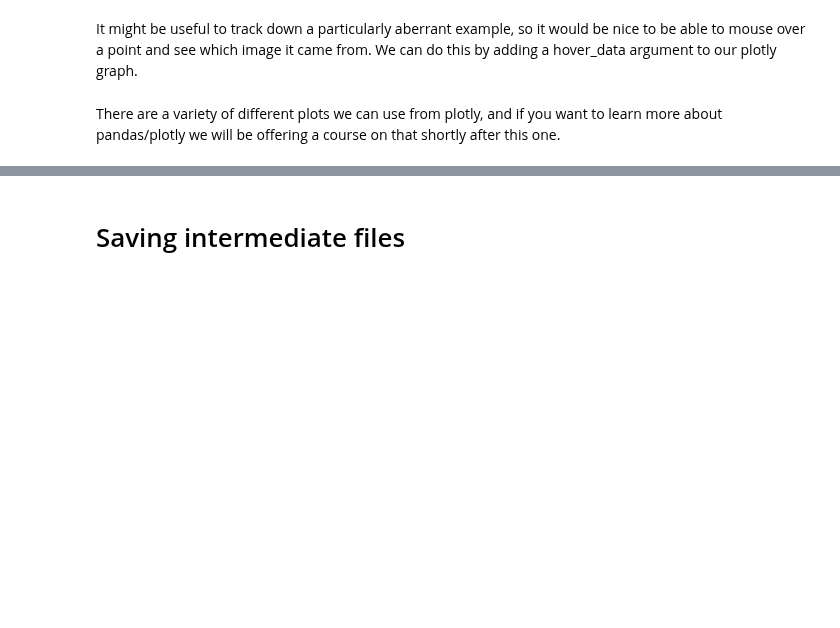
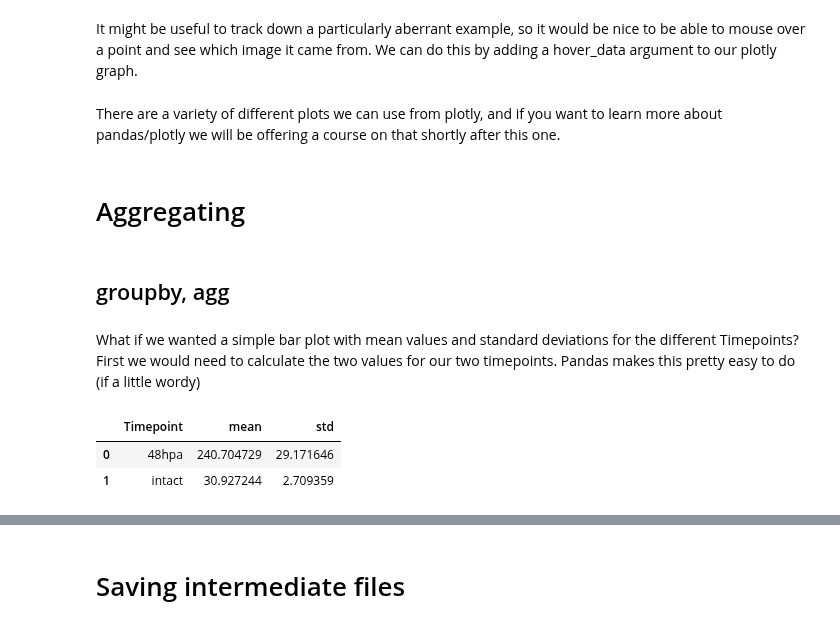
Before and after one commit to jouyun/ip_python, a Jupyter notebook: 4-Batching-Plotting.ipynb, the cells around one changed output, grey strips where cells are left out. Cells and saved outputs as stored; diff of their text form; code cells hidden in the pictures; blank space fills up the shorter version.

```diff
--- a/4-Batching-Plotting.ipynb
+++ b/4-Batching-Plotting.ipynb
@@ -225,3 +234,16 @@ px.box(df, x='Timepoint', y='Density', points='all',hover_data=['file'], width=6
 There are a variety of different plots we can use from plotly, and if you want to learn more about pandas/plotly we will be offering a course on that shortly after this one.
 # %%
 px.violin(df, x='Timepoint', y='scaled_area', points='all',hover_data=['file'], width=600, title='Worm Area in um^2')
+# %% [markdown]
+# Aggregating
+# %% [markdown]
+## groupby, agg
+# %% [markdown]
+What if we wanted a simple bar plot with mean values and standard deviations for the different Timepoints?  First we would need to calculate the two values for our two timepoints.  Pandas makes this pretty easy to do (if a little wordy)
+# %%
+agged_df = df.groupby(['Timepoint'])['Density'].agg(['mean', 'std']).reset_index()
+agged_df
+# %% [output]
+|  | Timepoint | mean | std |
+| 0 | 48hpa | 240.704729 | 29.171646 |
+| 1 | intact | 30.927244 | 2.709359 |
```
Also changed, not shown: parts of 60 cells of this notebook.
